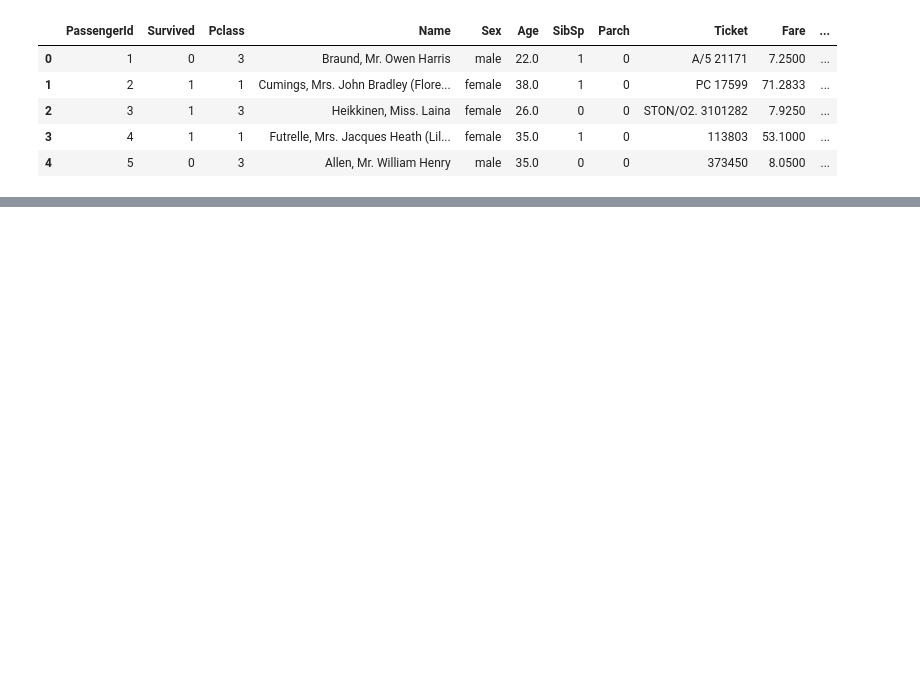
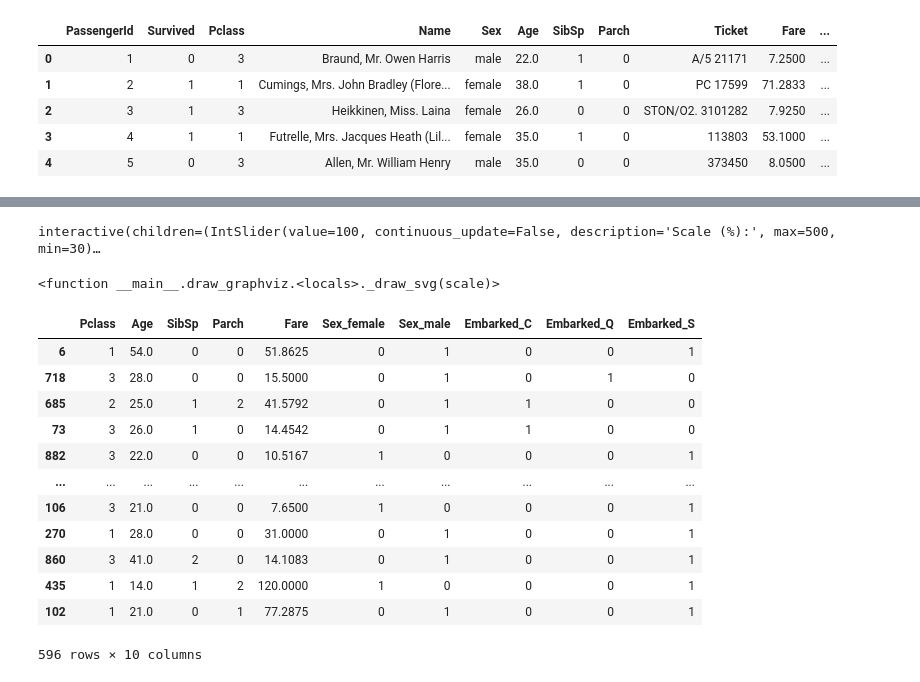
Before and after one commit to AndreyKurdyubov/Stepik_introML, a Jupyter notebook: titanic_work.ipynb, the cells around one changed output, grey strips where cells are left out. Cells and saved outputs as stored; diff of their text form; code cells hidden in the pictures; blank space fills up the shorter version.

```diff
--- a/titanic_work.ipynb
+++ b/titanic_work.ipynb
@@ -22,0 +92,3 @@ titanic_data.head()
+# %%
+y = titanic_data['Survived']
+y
@@ -22,0 +108,4 @@ titanic_data.head()
+# %%
+clf = tree.DecisionTreeClassifier(criterion='entropy')
+# %%
+clf.fit(X, y)
@@ -22,0 +130,41 @@ titanic_data.head()
+# %%
+
+def draw_graphviz(graph):
+    graph = Source(graph)
+    image = graph.pipe(format="svg")
+    svg = SVG(image)
+    svg_data = svg.data
+    svg_data = re.sub(
+        r'<svg xmlns=\"http://www\.w3\.org/2000/svg\" xmlns:xlink=\"http://www\.w3\.org/1999/xlink\" width=\"\d+pt\" height=\"\d+pt\"',
+        '<svg xmlns="http://www.w3.org/2000/svg" xmlns:xlink="http://www.w3.org/1999/xlink" width="100%" height="100%"',
+        svg_data,
+    )
+
+    @widgets.interact(scale=widgets.IntSlider(min=30, max=500, step=1, value=100, description="Scale (%):", continuous_update=False))
+    def _draw_svg(scale):
+        return HTML('<div style="width: {width}%;">{svg}</div>'.format(width=scale, svg=svg_data))
+    return _draw_svg
+
+graph = tree.export_graphviz(clf, out_file=None, feature_names=list(X), class_names=["Died", "Survived"], filled=True)
+draw_graphviz(graph)
+# %% [output]
+interactive(children=(IntSlider(value=100, continuous_update=False, description='Scale (%):', max=500, min=30)…
+<function __main__.draw_graphviz.<locals>._draw_svg(scale)>
+# %%
+X_train, X_test, y_train, y_test = train_test_split(X, y, test_size=0.33, random_state=43)
+# %%
+X_train
+# %% [output]
+|  | Pclass | Age | SibSp | Parch | Fare | Sex_female | Sex_male | Embarked_C | Embarked_Q | Embarked_S |
+| 6 | 1 | 54.0 | 0 | 0 | 51.8625 | 0 | 1 | 0 | 0 | 1 |
+| 718 | 3 | 28.0 | 0 | 0 | 15.5000 | 0 | 1 | 0 | 1 | 0 |
+| 685 | 2 | 25.0 | 1 | 2 | 41.5792 | 0 | 1 | 1 | 0 | 0 |
+| 73 | 3 | 26.0 | 1 | 0 | 14.4542 | 0 | 1 | 1 | 0 | 0 |
+| 882 | 3 | 22.0 | 0 | 0 | 10.5167 | 1 | 0 | 0 | 0 | 1 |
+| ... | ... | ... | ... | ... | ... | ... | ... | ... | ... | ... |
+| 106 | 3 | 21.0 | 0 | 0 | 7.6500 | 1 | 0 | 0 | 0 | 1 |
+| 270 | 1 | 28.0 | 0 | 0 | 31.0000 | 0 | 1 | 0 | 0 | 1 |
+| 860 | 3 | 41.0 | 2 | 0 | 14.1083 | 0 | 1 | 0 | 0 | 1 |
+| 435 | 1 | 14.0 | 1 | 2 | 120.0000 | 1 | 0 | 0 | 0 | 1 |
+| 102 | 1 | 21.0 | 0 | 1 | 77.2875 | 0 | 1 | 0 | 0 | 1 |
+596 rows × 10 columns
```
Also changed, not shown: parts of 23 cells of this notebook.
